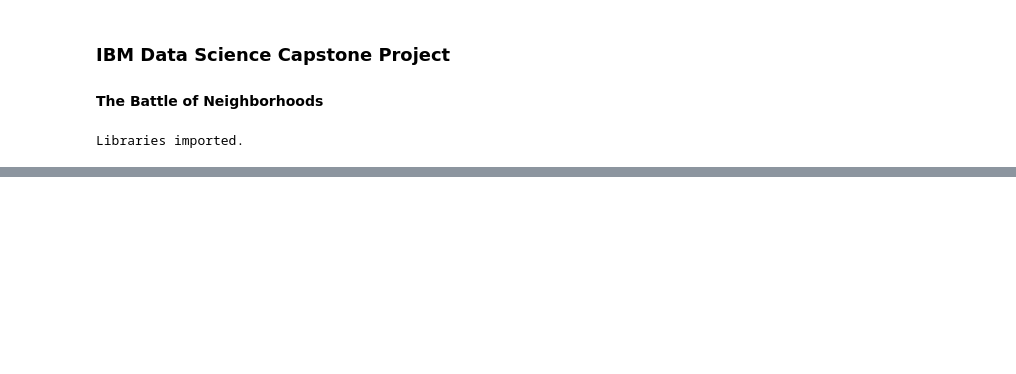
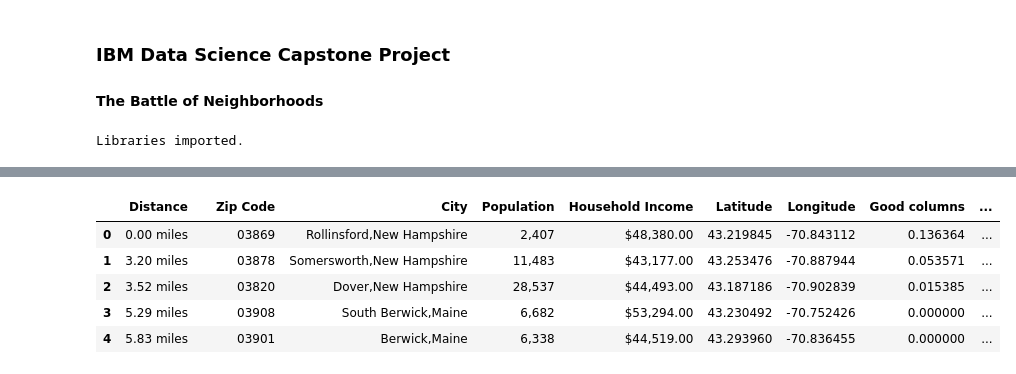
Before and after one commit to ZSwitaj/Coursera_Capstone, a Jupyter notebook: Capstone Project - Battle of Neighborhoods.ipynb, the cells around one changed output, grey strips where cells are left out. Cells and saved outputs as stored; diff of their text form; code cells hidden in the pictures; blank space fills up the shorter version.

```diff
--- a/Capstone Project - Battle of Neighborhoods.ipynb
+++ b/Capstone Project - Battle of Neighborhoods.ipynb
@@ -90,0 +178,6 @@ map_rollinsford
+# %%
+nearby_venues = getNearbyVenues(names = df['City'],
+                                latitudes = df['Latitude'],
+                                longitudes = df['Longitude'],
+                                radius = 3000)
+nearby_venues.shape
@@ -90,0 +223,11 @@ map_rollinsford
+# %%
+df_good_bad_cols = sorted_city_venues[['City','Good columns', 'Bad columns']]
+df_info = pd.merge(df, df_good_bad_cols,how="inner", on = 'City')
+df_info.head()
+# %% [output]
+|  | Distance |  | Zip Code | City | Population | Household Income | Latitude | Longitude | Good columns | ... |
+| 0 | 0.00 miles |  | 03869 | Rollinsford,New Hampshire | 2,407 | $48,380.00 | 43.219845 | -70.843112 | 0.136364 | ... |
+| 1 | 3.20 miles |  | 03878 | Somersworth,New Hampshire | 11,483 | $43,177.00 | 43.253476 | -70.887944 | 0.053571 | ... |
+| 2 | 3.52 miles |  | 03820 | Dover,New Hampshire | 28,537 | $44,493.00 | 43.187186 | -70.902839 | 0.015385 | ... |
+| 3 | 5.29 miles |  | 03908 | South Berwick,Maine | 6,682 | $53,294.00 | 43.230492 | -70.752426 | 0.000000 | ... |
+| 4 | 5.83 miles |  | 03901 | Berwick,Maine | 6,338 | $44,519.00 | 43.293960 | -70.836455 | 0.000000 | ... |
```
Also changed, not shown: parts of 16 cells of this notebook.
